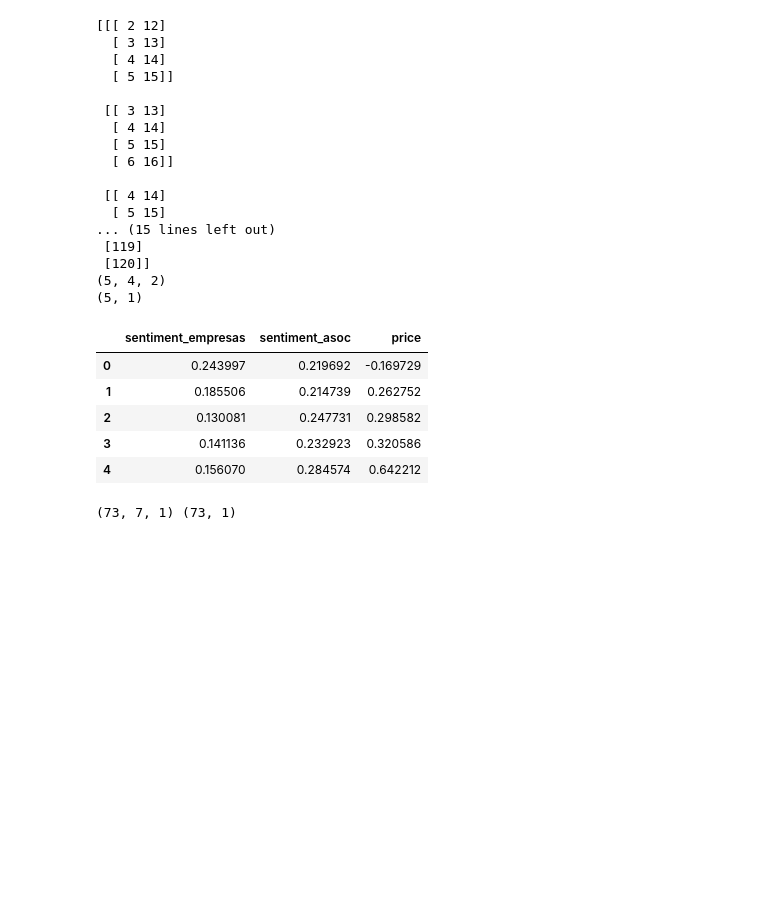
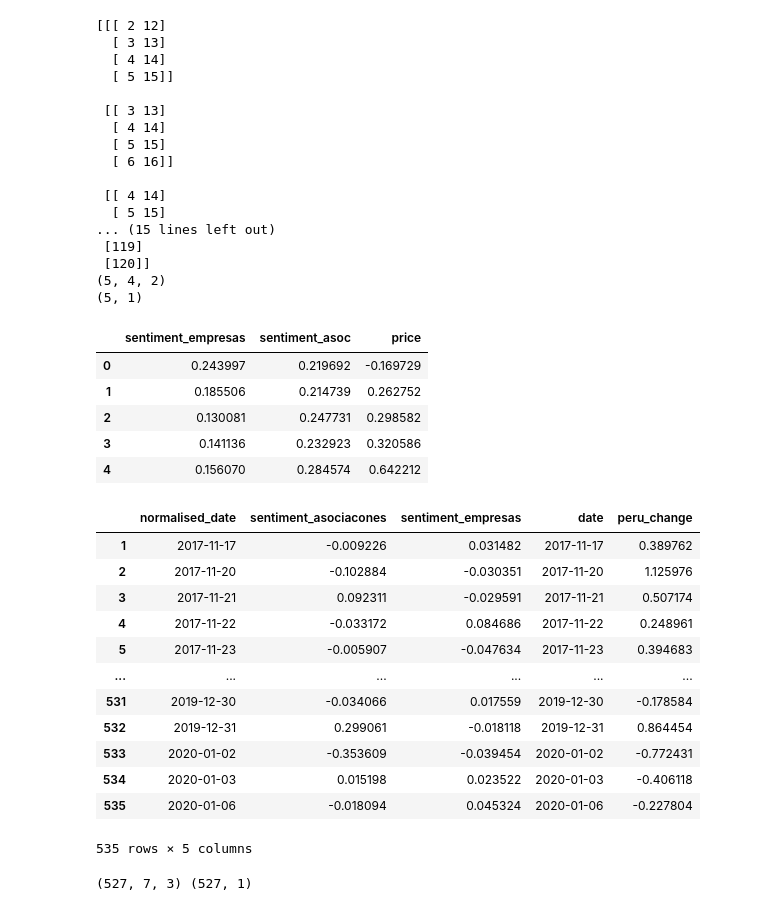
Before and after one commit to news-scrapers/twitter-data-scripts-analysis, a Jupyter notebook: neural_network_models/models_regresion_nn_pe.ipynb, the cells around one changed output. Saved outputs shown, nothing was run; the diff lists cells and outputs as text; code cells hidden in the pictures; blank space fills up the shorter version.

```diff
--- a/neural_network_models/models_regresion_nn_pe.ipynb
+++ b/neural_network_models/models_regresion_nn_pe.ipynb
@@ -86,16 +84,53 @@ df.head()
 | 2 | 0.130081 | 0.247731 | 0.298582 |
 | 3 | 0.141136 | 0.232923 | 0.320586 |
 | 4 | 0.156070 | 0.284574 | 0.642212 |
+# %%
+filename_asoc = "../data/grouped_data_day_mean_tweets_sentimentdata-scraper_asociaciones_peru-2016-2020.csv"
+filename_empresas ="../data/grouped_data_day_mean_tweets_sentimentdata-scraper_empresas_peru_2018-2020.csv"
+filename_precios_bolsa = "../data/pe_bvl_mean_day.csv"
+
+df_asoc = pd.read_csv(filename_asoc, sep=";")
+df_empresas = pd.read_csv(filename_empresas, sep=";")
+df_precios_bolsa = pd.read_csv(filename_precios_bolsa, sep=";")
+
+df_total = pd.merge(left=df_asoc, right=df_empresas, left_on='normalised_date', right_on='normalised_date')
+df_total = df_total.rename(columns={"sentiment_x": "sentiment_asociacones", "sentiment_y": "sentiment_empresas"})
+df_total["normalised_date"]= pd.to_datetime(df_total["normalised_date"])
+df_total = df_total[["normalised_date","sentiment_asociacones", "sentiment_empresas"]]
+
+df_precios_bolsa = df_precios_bolsa[["date", "price_change"]]
+df_precios_bolsa["date"]= pd.to_datetime(df_precios_bolsa["date"])
+df_total = pd.merge(left=df_total, right=df_precios_bolsa, left_on='normalised_date', right_on='date')
+
+df_total.sentiment_asociacones = df_total.sentiment_asociacones.diff()
+df_total.sentiment_empresas = df_total.sentiment_empresas.diff()
+df_total = df_total.dropna()
+df_total = df_total.rename(columns={"price_change": "peru_change"})
+df_total['sentiment_asociacones'] = df_total['sentiment_asociacones'].astype(float)
+df_total['sentiment_empresas'] = df_total['sentiment_empresas'].astype(float)
+df_total['peru_change'] = df_total['peru_change'].astype(float)
+
+
+df_total = df_total[:-100]
+df_total
+# %% [output]
+|  | normalised_date | sentiment_asociacones | sentiment_empresas | date | peru_change |
+| 1 | 2017-11-17 | -0.009226 | 0.031482 | 2017-11-17 | 0.389762 |
+| 2 | 2017-11-20 | -0.102884 | -0.030351 | 2017-11-20 | 1.125976 |
+| 3 | 2017-11-21 | 0.092311 | -0.029591 | 2017-11-21 | 0.507174 |
+| 4 | 2017-11-22 | -0.033172 | 0.084686 | 2017-11-22 | 0.248961 |
+| 5 | 2017-11-23 | -0.005907 | -0.047634 | 2017-11-23 | 0.394683 |
+| ... | ... | ... | ... | ... | ... |
+| 531 | 2019-12-30 | -0.034066 | 0.017559 | 2019-12-30 | -0.178584 |
+| 532 | 2019-12-31 | 0.299061 | -0.018118 | 2019-12-31 | 0.864454 |
+| 533 | 2020-01-02 | -0.353609 | -0.039454 | 2020-01-02 | -0.772431 |
+| 534 | 2020-01-03 | 0.015198 | 0.023522 | 2020-01-03 | -0.406118 |
+| 535 | 2020-01-06 | -0.018094 | 0.045324 | 2020-01-06 | -0.227804 |
+535 rows × 5 columns
 # %%
-
-df_diff = df.copy()
-#df_diff["sentiment_diff"] = df["sentiment"].diff()
-df_diff = df_diff.dropna()
-#df_diff = df_diff[["sentiment_diff", "price"]]
 
 
 from sklearn.preprocessing import MinMaxScaler
-scaler = MinMaxScaler(feature_range = (0, 1))
 
 #X = scaler.fit_transform(df_diff.values)
 #X_sent_asoc = X[:,0][:-future_steps]
@@ -108,17 +143,37 @@ scaler = MinMaxScaler(feature_range = (0, 1))
 num_steps = 7
 future_steps = 1
 
-X_sent_asoc = df_diff.sentiment_asoc.values[:-future_steps]
-X_sent_empresas = df_diff.sentiment_empresas.values[:-future_steps]
-X_prices = df_diff.price.values[:-future_steps]
-X_prices_next = df_diff.price.values
+X_sent_asoc = df_total.sentiment_asociacones.values[:-future_steps]
+X_sent_empresas = df_total.sentiment_empresas.values[:-future_steps]
+X_prices = df_total.peru_change.values[:-future_steps]
+X_prices_next = df_total.peru_change.values
 
+'''
+scaler = MinMaxScaler(feature_range=(1, 2))
+scaler = scaler.fit(df_total[["peru_change", "sentiment_empresas","sentiment_asociacones"]].values.reshape(-1,1))
 
+shape = X_sent_asoc.shape
+X_sent_asoc = X_sent_asoc.reshape(-1,1)
+X_sent_asoc = scaler.transform(X_sent_asoc)
+X_sent_asoc = X_sent_asoc.reshape(shape)
 
+X_sent_empresas = X_sent_empresas.reshape(-1,1)
+X_sent_empresas = scaler.transform(X_sent_empresas)
+X_sent_empresas = X_sent_empresas.reshape(shape)
+
+X_prices = X_prices.reshape(-1,1)
+X_prices = scaler.transform(X_prices)
+X_prices = X_prices.reshape(shape)
+
+shape = X_prices_next.shape
+X_prices_next = X_prices_next.reshape(-1,1)
+X_prices_next = scaler.transform(X_prices_next)
+X_prices_next = X_prices_next.reshape(shape)
+'''
 
 X = np.array(create_window_data_arrays((X_sent_asoc,X_sent_empresas, X_prices), num_steps))
 Y = create_window_data_array_with_shift(X_prices_next, future_steps, num_steps +future_steps)
 print(X.shape, Y.shape)
 # %% [output]
-(73, 7, 1) (73, 1)
+(527, 7, 3) (527, 1)
 # %%
```
Also changed, not shown: parts of 6 cells of this notebook, 16 other files.
